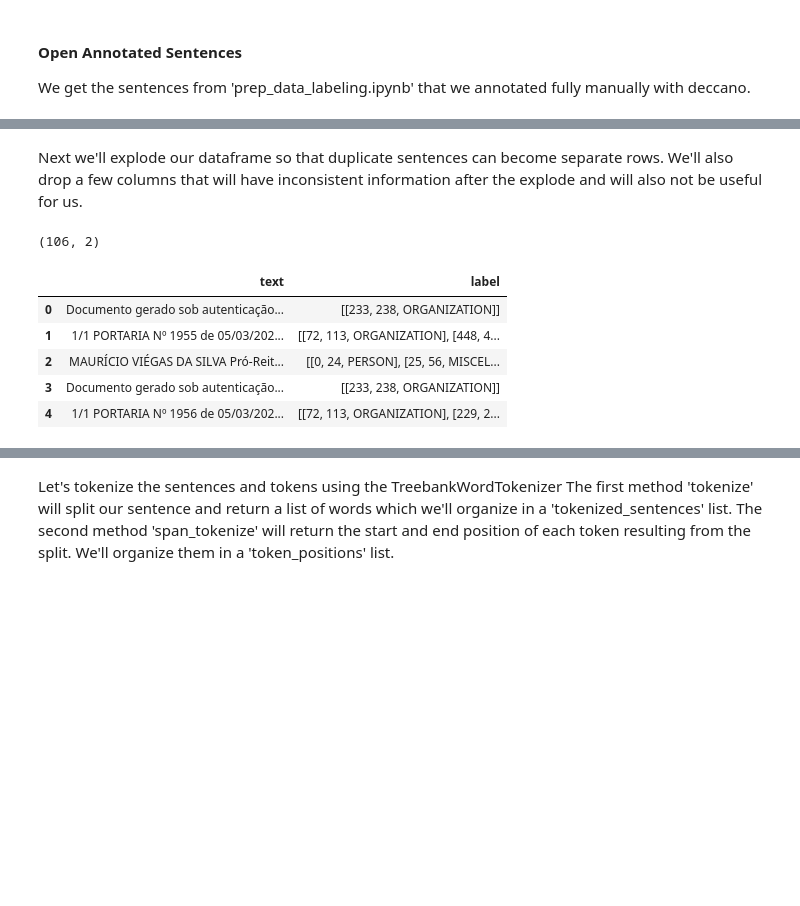
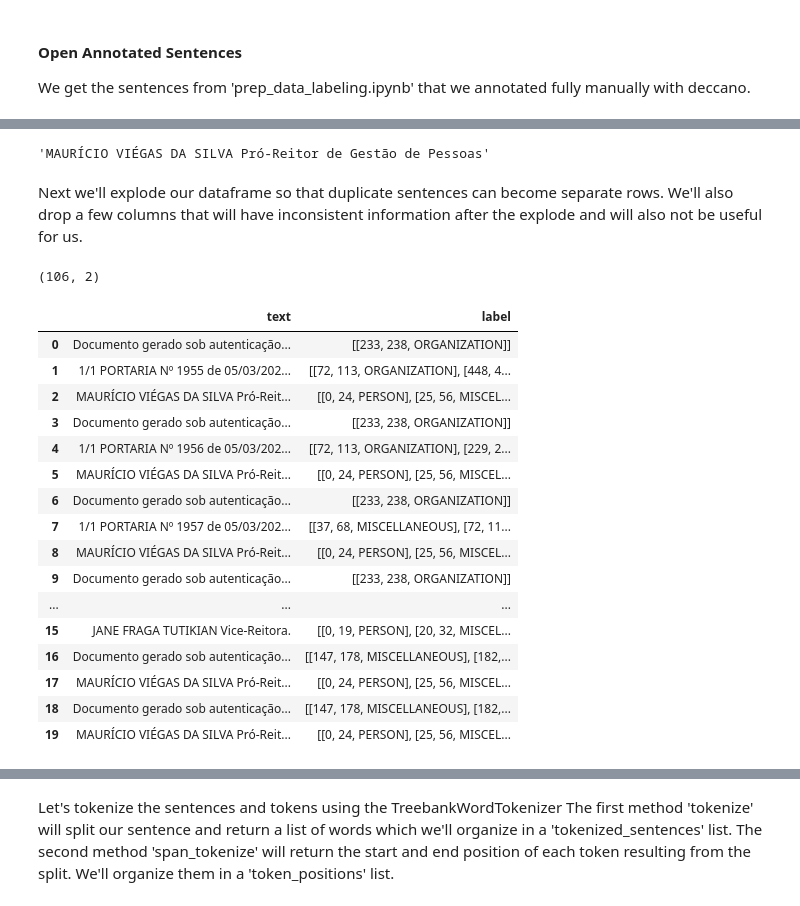
Before and after one commit to arthurziegler/ner-using-bert, a Jupyter notebook: BERT_Experiment/auto_labeling.ipynb, the cells around one changed output, grey strips where cells are left out. Cells and saved outputs as stored; diff of their text form; code cells hidden in the pictures; blank space fills up the shorter version.

```diff
--- a/BERT_Experiment/auto_labeling.ipynb
+++ b/BERT_Experiment/auto_labeling.ipynb
@@ -45,6 +45,10 @@ annotated_sentences.head()
 | 2 | 117 | MAURÍCIO VIÉGAS DA SILVA Pró-Reit... | 105798 | 2 | [2, 5, 8, 11, 17, 19, 21, 23, 25,... | [[0, 24, PERSON], [25, 56, MISCEL... |
 | 3 | 118 | Documento gerado sob autenticação... | 105799 | 3 | [3] | [[233, 238, ORGANIZATION]] |
 | 4 | 119 | 1/1 PORTARIA Nº 1956 de 05/03/202... | 105799 | 4 | [4] | [[72, 113, ORGANIZATION], [229, 2... |
+# %%
+annotated_sentences.iloc[2]['text']
+# %% [output]
+'MAURÍCIO VIÉGAS DA SILVA Pró-Reitor de Gestão de Pessoas'
 # %% [markdown]
 Next we'll explode our dataframe so that duplicate sentences can become separate rows. We'll also drop a few columns that will have inconsistent information after the explode and will also not be useful for us.
 # %%
@@ -57,12 +61,23 @@ annotated_sentences.index.name = None
 annotated_sentences = annotated_sentences.sort_index()
 # %%
 print(annotated_sentences.shape)
-annotated_sentences.head()
+annotated_sentences.head(20)
 # %% [output]
 (106, 2)
 |  | text | label |
 | 0 | Documento gerado sob autenticação... | [[233, 238, ORGANIZATION]] |
 | 1 | 1/1 PORTARIA Nº 1955 de 05/03/202... | [[72, 113, ORGANIZATION], [448, 4... |
 | 2 | MAURÍCIO VIÉGAS DA SILVA Pró-Reit... | [[0, 24, PERSON], [25, 56, MISCEL... |
 | 3 | Documento gerado sob autenticação... | [[233, 238, ORGANIZATION]] |
 | 4 | 1/1 PORTARIA Nº 1956 de 05/03/202... | [[72, 113, ORGANIZATION], [229, 2... |
+| 5 | MAURÍCIO VIÉGAS DA SILVA Pró-Reit... | [[0, 24, PERSON], [25, 56, MISCEL... |
+| 6 | Documento gerado sob autenticação... | [[233, 238, ORGANIZATION]] |
+| 7 | 1/1 PORTARIA Nº 1957 de 05/03/202... | [[37, 68, MISCELLANEOUS], [72, 11... |
+| 8 | MAURÍCIO VIÉGAS DA SILVA Pró-Reit... | [[0, 24, PERSON], [25, 56, MISCEL... |
+| 9 | Documento gerado sob autenticação... | [[233, 238, ORGANIZATION]] |
+| ... | ... | ... |
+| 15 | JANE FRAGA TUTIKIAN Vice-Reitora. | [[0, 19, PERSON], [20, 32, MISCEL... |
+| 16 | Documento gerado sob autenticação... | [[147, 178, MISCELLANEOUS], [182,... |
+| 17 | MAURÍCIO VIÉGAS DA SILVA Pró-Reit... | [[0, 24, PERSON], [25, 56, MISCEL... |
+| 18 | Documento gerado sob autenticação... | [[147, 178, MISCELLANEOUS], [182,... |
+| 19 | MAURÍCIO VIÉGAS DA SILVA Pró-Reit... | [[0, 24, PERSON], [25, 56, MISCEL... |
```
Also changed, not shown: parts of 61 cells of this notebook, 12 other files.
